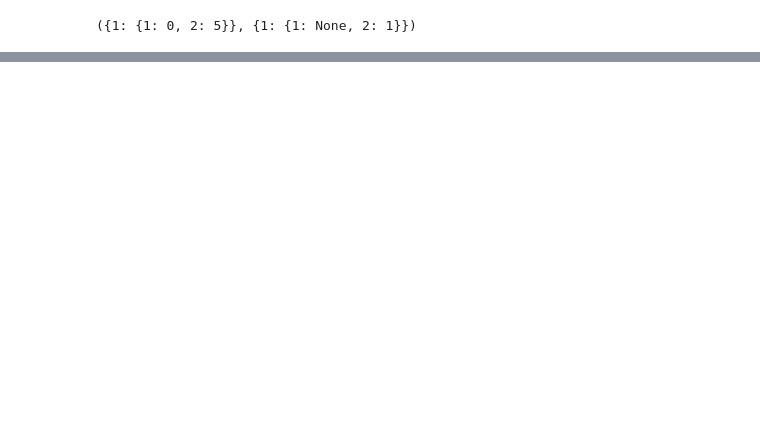
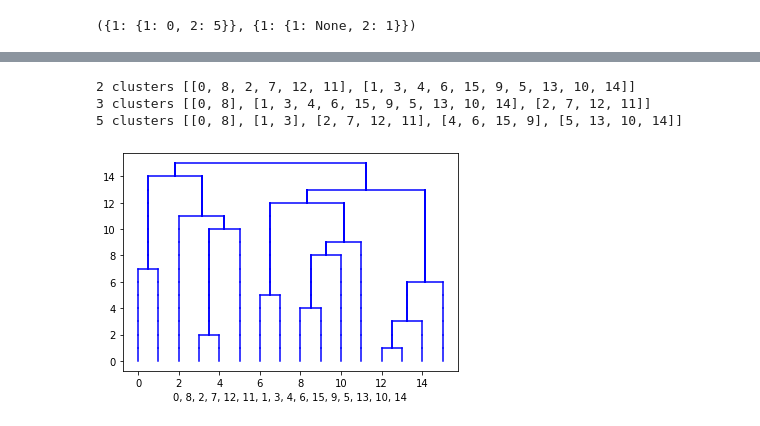
Before and after one commit to olyakrylo/Graph_Uni_Proj, a Jupyter notebook: Graphs.ipynb, the cells around one changed output, grey strips where cells are left out. Drawn from its saved outputs; the diff is of its cells as text; code cells hidden in the pictures; blank space fills up the shorter version.

```diff
--- a/Graphs.ipynb
+++ b/Graphs.ipynb
@@ -1138,0 +675,9 @@ second_part(40)
+# %%
+add_obj()
+set_inf_obj(0)
+second_part()
+# %% [output]
+2 clusters [[0, 8, 2, 7, 12, 11], [1, 3, 4, 6, 15, 9, 5, 13, 10, 14]]
+3 clusters [[0, 8], [1, 3, 4, 6, 15, 9, 5, 13, 10, 14], [2, 7, 12, 11]]
+5 clusters [[0, 8], [1, 3], [2, 7, 12, 11], [4, 6, 15, 9], [5, 13, 10, 14]]
+[figure, added]
```
Also changed, not shown: parts of 11 cells of this notebook, 28 other files.
